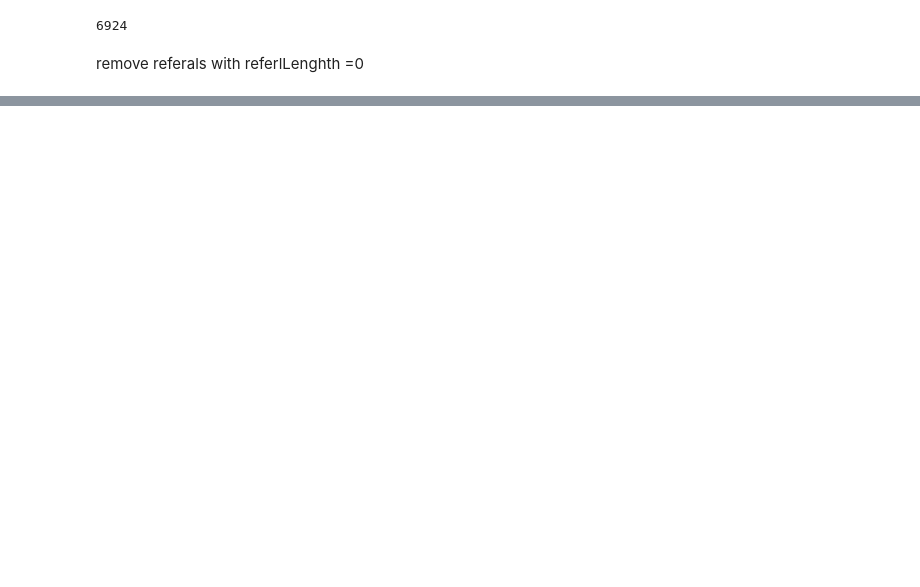
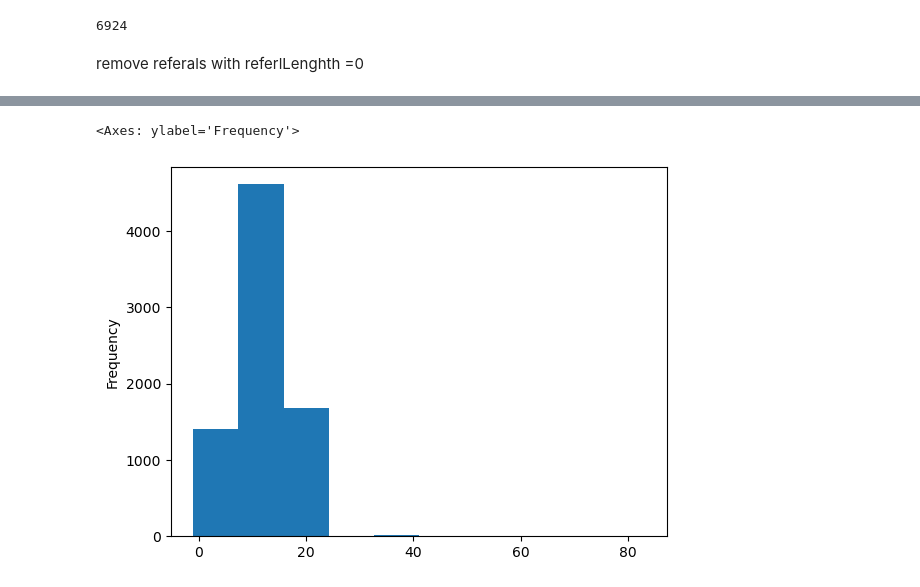
Before and after one commit to mounirHai/SynthCAMH, a Jupyter notebook: notebooks/exploratory/prepare_real_data.ipynb, the cells around one changed output, grey strips where cells are left out. Saved outputs shown, nothing was run; the diff lists cells and outputs as text; code cells hidden in the pictures; blank space fills up the shorter version.

```diff
--- a/notebooks/exploratory/prepare_real_data.ipynb
+++ b/notebooks/exploratory/prepare_real_data.ipynb
@@ -1228,0 +1262,6 @@ memory usage: 1.5+ MB
+# %%
+df_henvisningsperiode_exp['alder_corr'] = df_henvisningsperiode_exp['ansienDato'].dt.year - df_henvisningsperiode_exp['fyear']
+df_henvisningsperiode_exp['alder_corr'].plot(kind='hist')
+# %% [output]
+<Axes: ylabel='Frequency'>
+[figure, added]
```
Also changed, not shown: parts of 27 cells of this notebook.
